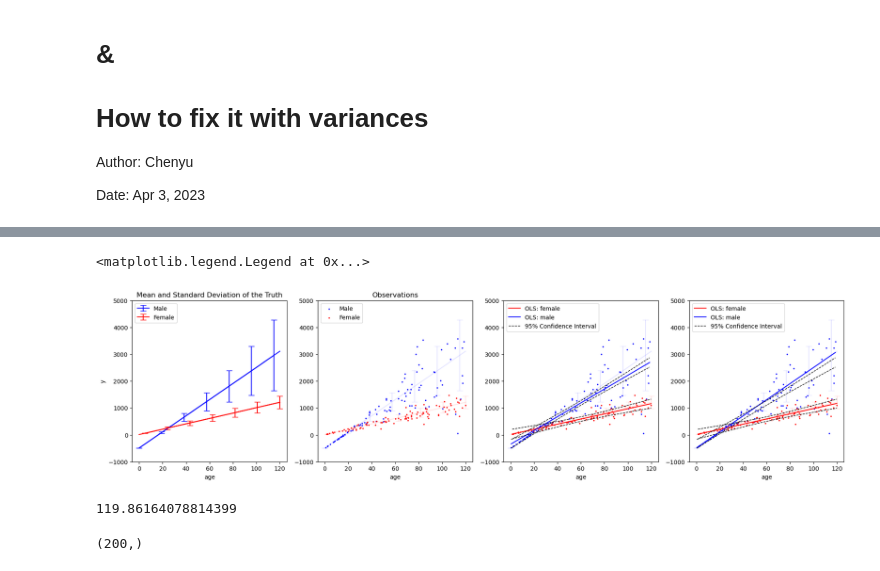
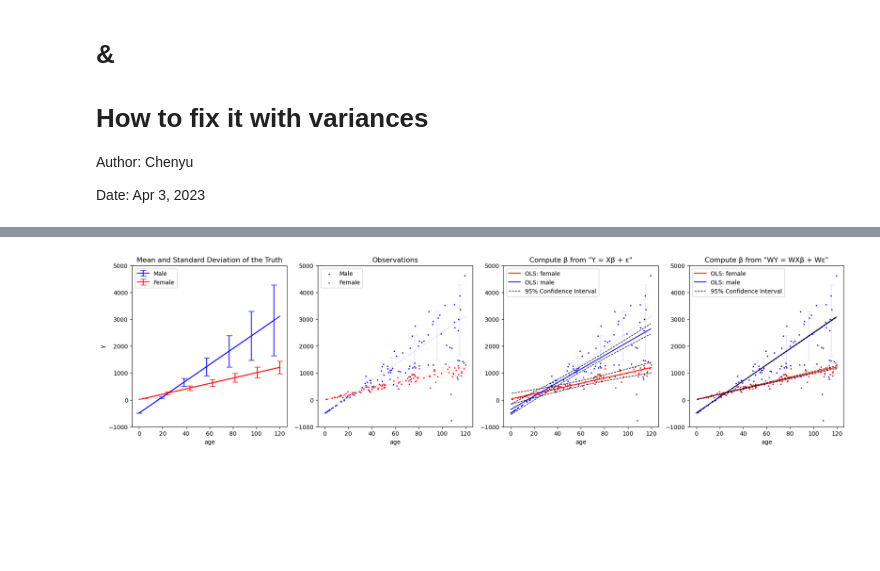
Before and after one commit to MASILab/Variance-Aging-Diffusion, a Jupyter notebook: Experiments/heteroskedasticity_vs_homoskedasticity_v2.ipynb, the cells around one changed output, grey strips where cells are left out. Drawn from its saved outputs; the diff is of its cells as text; code cells hidden in the pictures; blank space fills up the shorter version.

```diff
--- a/Experiments/heteroskedasticity_vs_homoskedasticity_v2.ipynb
+++ b/Experiments/heteroskedasticity_vs_homoskedasticity_v2.ipynb
@@ -20,5 +21,6 @@ print(np.std(x), np.std(x/sigma))
 # %%
-np.random.seed(0)
+seed = 12
+np.random.seed(seed)
 age_male = np.random.uniform(0, 120, size=100)
 age_female = np.random.uniform(0, 120, size=100)
 age = np.concatenate((age_male, age_female))
@@ -101,44 +103,40 @@ predict_ci_low_sorted = predict_ci_low[sorting]
 predict_ci_upp_sorted = predict_ci_upp[sorting]
 # Regression line
 axes[2].plot(age_sorted[sex_sorted==0], y_pred_sorted[sex_sorted==0], 'r-', label='OLS: female')
 axes[2].plot(age_sorted[sex_sorted==1], y_pred_sorted[sex_sorted==1], 'b-', label='OLS: male')
 # Confidence interval 95%
 axes[2].plot(age_sorted[sex_sorted==0], predict_ci_low_sorted[sex_sorted==0], 'k--', linewidth=1, label='95% Confidence Interval')
 axes[2].plot(age_sorted[sex_sorted==0], predict_ci_upp_sorted[sex_sorted==0], 'k--', linewidth=1)
 axes[2].plot(age_sorted[sex_sorted==1], predict_ci_low_sorted[sex_sorted==1], 'k--', linewidth=1)
 axes[2].plot(age_sorted[sex_sorted==1], predict_ci_upp_sorted[sex_sorted==1], 'k--', linewidth=1)
 axes[2].legend(loc='upper left')
+axes[2].set_title('Compute β from "Y = Xβ + ε"')
 
 # Subplot-4: OLS with W
 W_inv = np.linalg.inv(W)
 WY = np.matmul(W, Y)
 WX = np.matmul(W, X)
 results = sm.OLS(WY,WX).fit()
-# st, dat, ss2 = summary_table(results, alpha=0.05)
-# predict_ci_low, predict_ci_upp = dat[:, 4:6].T
+st, dat, ss2 = summary_table(results, alpha=0.05)
+predict_ci_low, predict_ci_upp = dat[:, 4:6].T
 sorting = np.argsort(age)
 age_sorted = age[sorting]
 sex_sorted = sex[sorting]
 y_pred_sorted = np.matmul(W_inv, results.fittedvalues)[sorting]
-# predict_ci_low_sorted = predict_ci_low[sorting]
-# predict_ci_upp_sorted = predict_ci_upp[sorting]
+predict_ci_low_sorted = np.matmul(W_inv,predict_ci_low)[sorting]
+predict_ci_upp_sorted = np.matmul(W_inv,predict_ci_upp)[sorting]
 # Regression line
 axes[3].plot(age_sorted[sex_sorted==0], y_pred_sorted[sex_sorted==0], 'r-', label='OLS: female')
 axes[3].plot(age_sorted[sex_sorted==1], y_pred_sorted[sex_sorted==1], 'b-', label='OLS: male')
 # Confidence interval 95%
 axes[3].plot(age_sorted[sex_sorted==0], predict_ci_low_sorted[sex_sorted==0], 'k--', linewidth=1, label='95% Confidence Interval')
 axes[3].plot(age_sorted[sex_sorted==0], predict_ci_upp_sorted[sex_sorted==0], 'k--', linewidth=1)
 axes[3].plot(age_sorted[sex_sorted==1], predict_ci_low_sorted[sex_sorted==1], 'k--', linewidth=1)
 axes[3].plot(age_sorted[sex_sorted==1], predict_ci_upp_sorted[sex_sorted==1], 'k--', linewidth=1)
 axes[3].legend(loc='upper left')
+axes[3].set_title('Compute β from "WY = WXβ + Wε"')
+
+# Save fig
+fig.savefig("/home/local/VANDERBILT/gaoc11/Projects/Variance-Aging-Diffusion/Figure/OLS_simulation/202304042037/{0}.png".format(seed), bbox_inches='tight')
 # %% [output]
-<matplotlib.legend.Legend at 0x...>
-[figure, old version]
+[figure, new version]
-# %%
-np.argsort(age)
-# %% [output]
-119.86164078814399
-# %%
-predict_ci_low.shape
-# %% [output]
-(200,)
```
Also changed, not shown: parts of 12 cells of this notebook.
